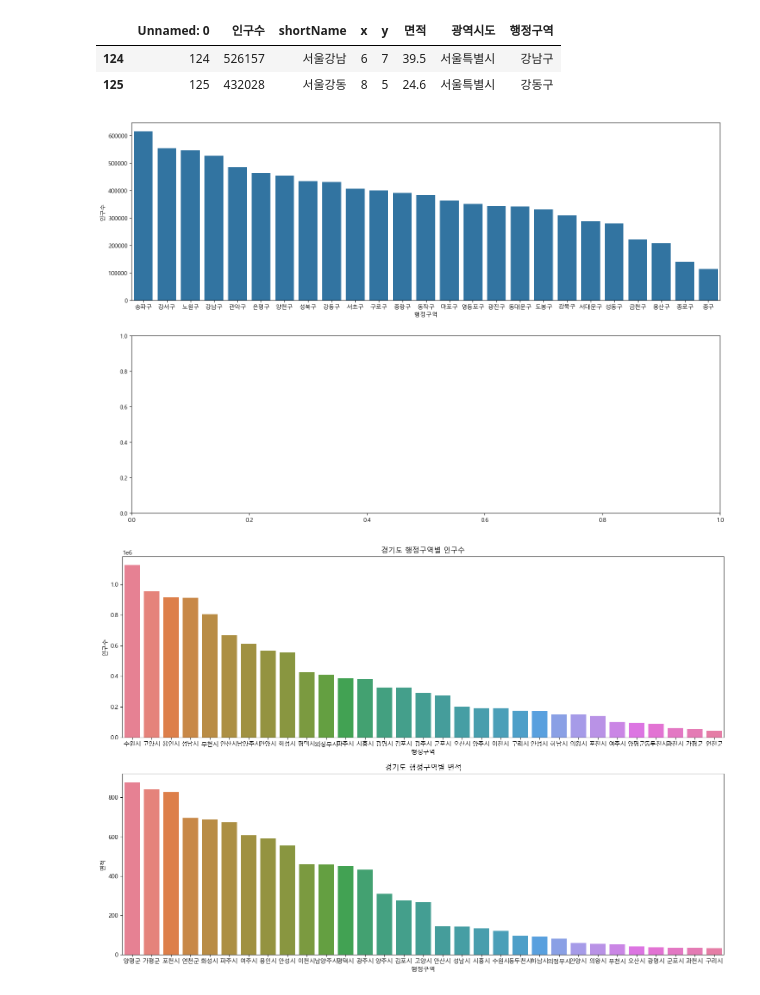
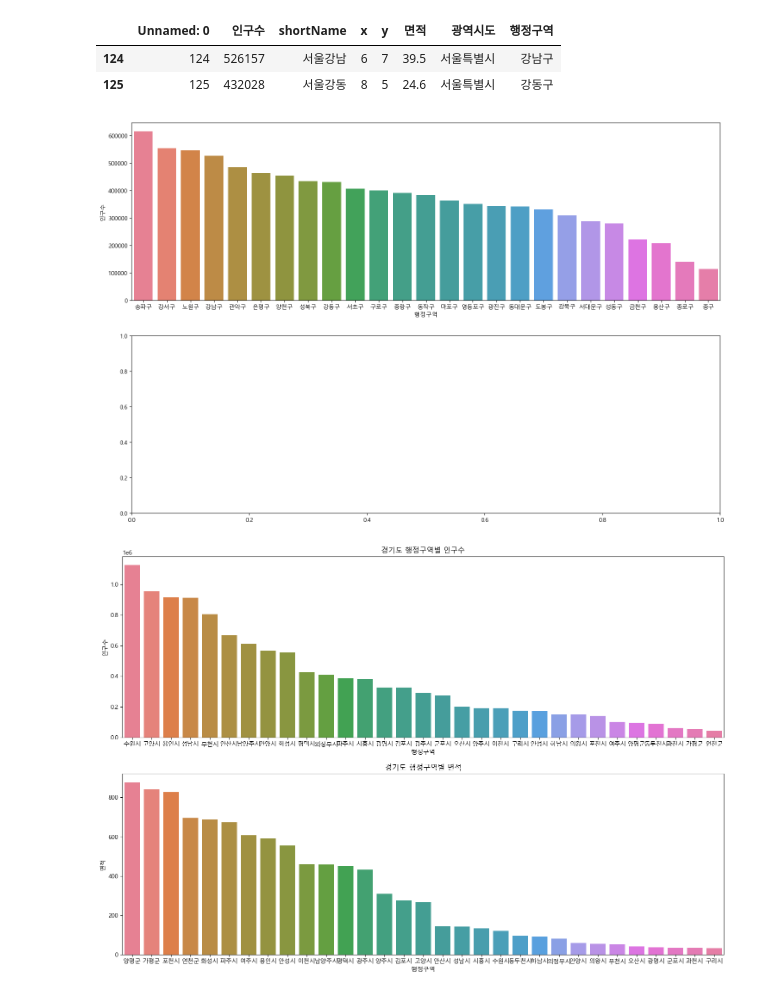
Before and after one commit to vega2k8s/Python_Webscraping_Analysis, a Jupyter notebook: 03-1.행정구역정보_분석과시각화.ipynb, the cells around one changed output. Drawn from its saved outputs; the diff is of its cells as text; code cells hidden in the pictures.

```diff
--- a/03-1.행정구역정보_분석과시각화.ipynb
+++ b/03-1.행정구역정보_분석과시각화.ipynb
@@ -870,15 +870,15 @@ seoul_df.head(2)
 # %%
 # subplots() 함수를 사용하여 axes 객체를 생성하기
 figure,(axes1, axes2) = plt.subplots(nrows=2, ncols=1)
 figure.set_size_inches(18,12)
 # seaborn의 barplot() 함수 호출하기 - 행정구역과 인구수
 sns.barplot(data=seoul_df.sort_values(by="인구수",ascending=False),\
-    x='행정구역',y='인구수',ax=axes1)
+    x='행정구역',y='인구수',ax=axes1, hue='행정구역')
 # seaborn의 barplot() 함수 호출하기 - 행정구역과 면적
 
 plt.show()
 # %% [output]
-[figure, old version]
+[figure, new version]
 # %%
 # 광역시도 이름을 인자로 받아서 인구수와 면적을 그려주는 함수
 def show_pop_area(sido_name):
```
